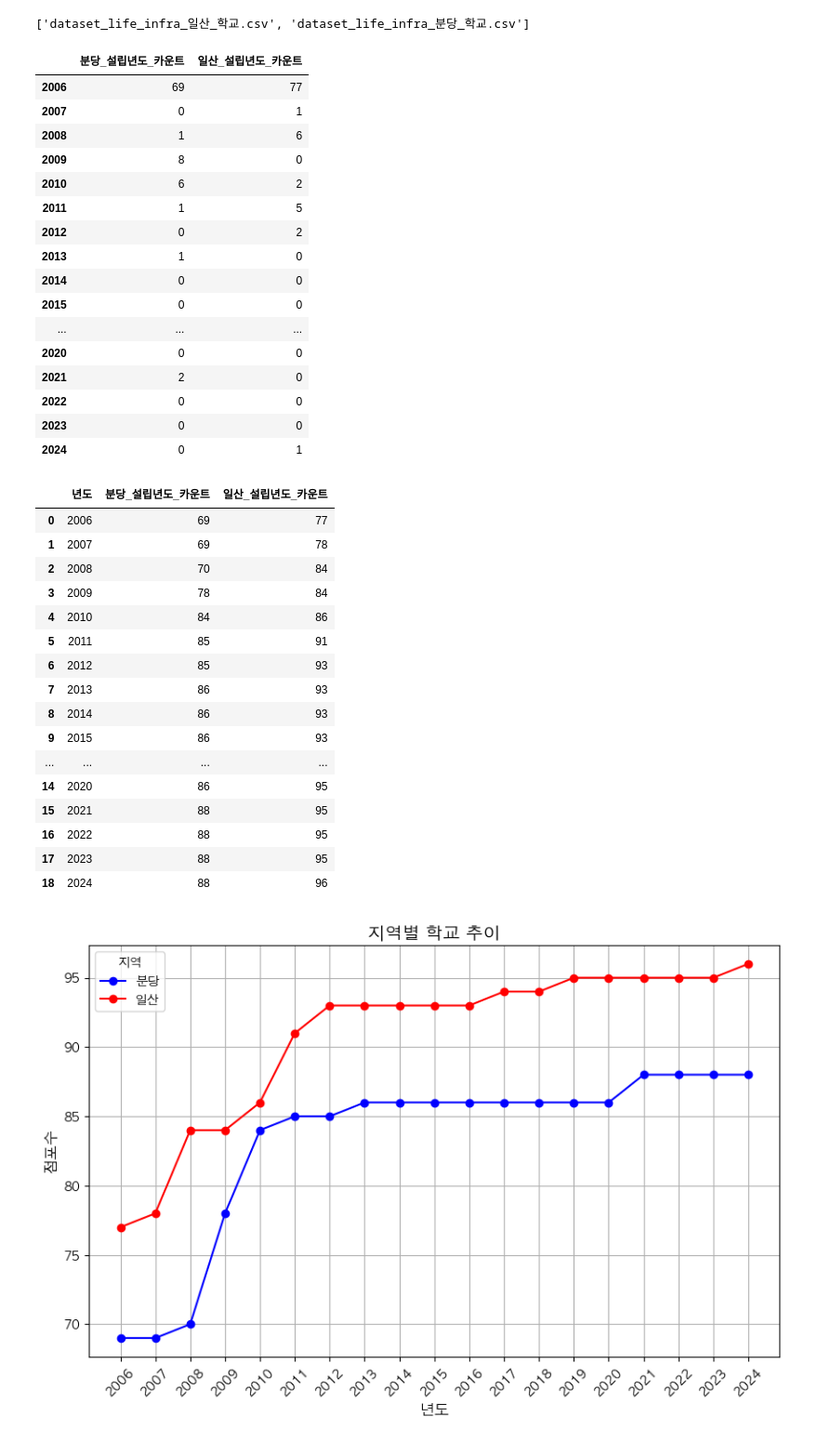
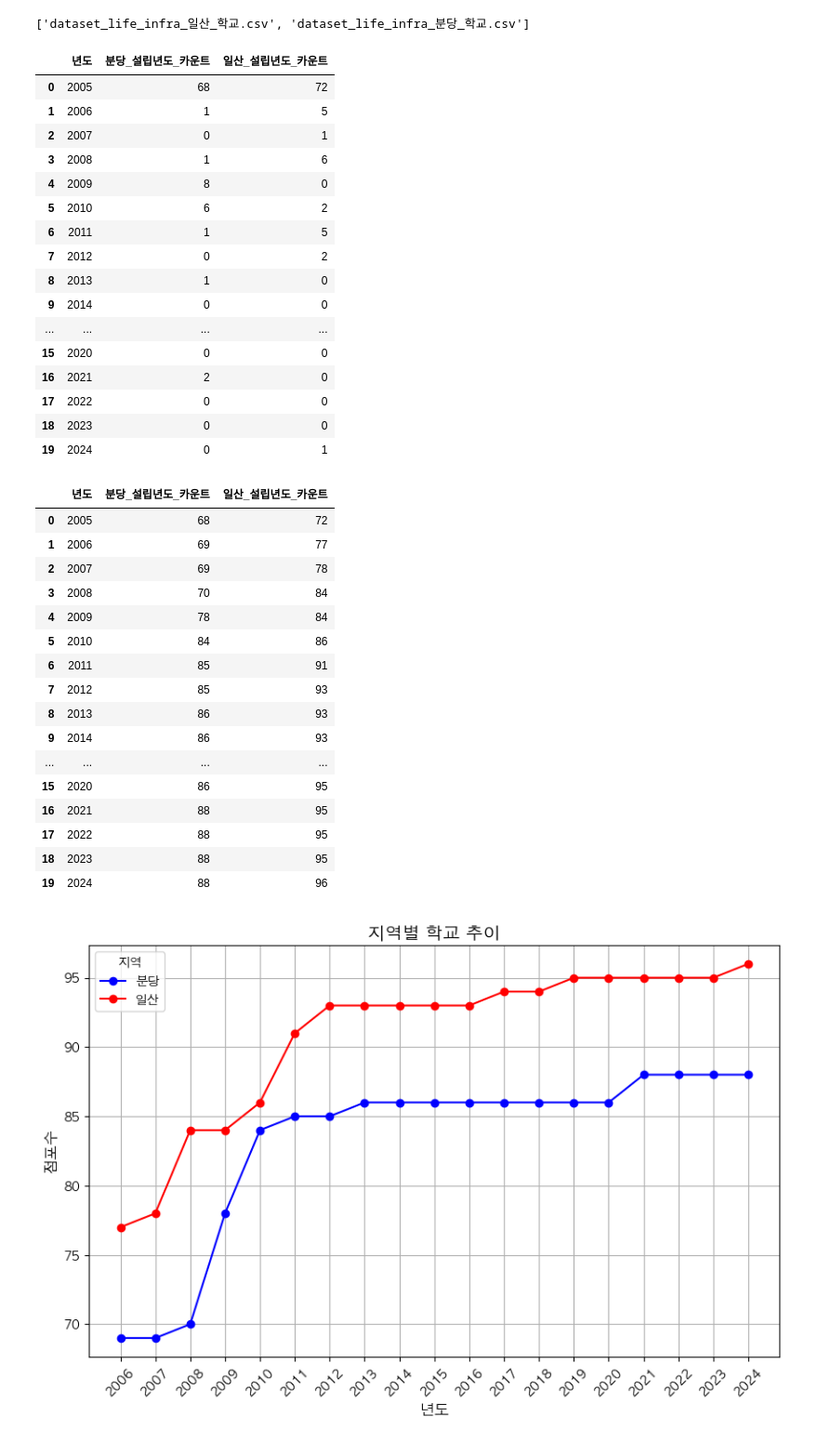
Before and after one commit to SnapishAgent/Ilsan-Investment-Insight, a Jupyter notebook: 생활 인프라/dataset_visualize_life_infra.ipynb, the cells around one changed output. Shown at 93% size. Drawn from its saved outputs; the diff is of its cells as text; code cells hidden in the pictures.

```diff
--- a/생활 인프라/dataset_visualize_life_infra.ipynb
+++ b/생활 인프라/dataset_visualize_life_infra.ipynb
@@ -227,40 +229,43 @@ data_bundang = pd.read_csv(next((x for x in data if '분당' in x)))
 data_ilsan = pd.read_csv(next((x for x in data if '일산' in x)))
 # %%
 data_bundang['설립년도'] = data_bundang['설립일자'].apply(lambda x: int(x.split("-")[0]))
-data_bundang.loc[:, '설립년도'] = data_bundang['설립년도'].apply(lambda x: 2006 if int(x) < 2006 else x)
+data_bundang.loc[:, '설립년도'] = data_bundang['설립년도'].apply(lambda x: 2005 if int(x) < 2006 else x)
 data_bundang_count = data_bundang.groupby('설립년도').size()
 
 data_ilsan['설립년도'] = data_ilsan['설립일자'].apply(lambda x: int(x.split("-")[0]))
-data_ilsan.loc[:, '설립년도'] = data_ilsan['설립년도'].apply(lambda x: 2006 if int(x) < 2006 else x)
+data_ilsan.loc[:, '설립년도'] = data_ilsan['설립년도'].apply(lambda x: 2005 if int(x) < 2006 else x)
 data_ilsan_count = data_ilsan.groupby('설립년도').size()
 # %%
-school_index = range(2006, 2025)
+school_index = range(2005, 2025)
 
 count_df_school = pd.DataFrame(index=school_index)
 count_df_school['분당_설립년도_카운트'] = data_bundang_count
 count_df_school['일산_설립년도_카운트'] = data_ilsan_count
 
+# count_df_school = count_df_school.reset_index()
+count_df_school.columns = ['년도', '분당_설립년도_카운트' ,'일산_설립년도_카운트']
+
 # NaN 값을 0으로 채우기
 count_df_school = count_df_school.fillna(0).astype(int)
 display(count_df_school)
 # %% [output]
-|  | 분당_설립년도_카운트 | 일산_설립년도_카운트 |
-| 2006 | 69 | 77 |
-| 2007 | 0 | 1 |
-| 2008 | 1 | 6 |
-| 2009 | 8 | 0 |
-| 2010 | 6 | 2 |
-| 2011 | 1 | 5 |
-| 2012 | 0 | 2 |
-| 2013 | 1 | 0 |
-| 2014 | 0 | 0 |
-| 2015 | 0 | 0 |
-| ... | ... | ... |
-| 2020 | 0 | 0 |
-| 2021 | 2 | 0 |
-| 2022 | 0 | 0 |
-| 2023 | 0 | 0 |
-| 2024 | 0 | 1 |
+|  | 년도 | 분당_설립년도_카운트 | 일산_설립년도_카운트 |
+| 0 | 2005 | 68 | 72 |
+| 1 | 2006 | 1 | 5 |
+| 2 | 2007 | 0 | 1 |
+| 3 | 2008 | 1 | 6 |
+| 4 | 2009 | 8 | 0 |
+| 5 | 2010 | 6 | 2 |
+| 6 | 2011 | 1 | 5 |
+| 7 | 2012 | 0 | 2 |
+| 8 | 2013 | 1 | 0 |
+| 9 | 2014 | 0 | 0 |
+| ... | ... | ... | ... |
+| 15 | 2020 | 0 | 0 |
+| 16 | 2021 | 2 | 0 |
+| 17 | 2022 | 0 | 0 |
+| 18 | 2023 | 0 | 0 |
+| 19 | 2024 | 0 | 1 |
 # %%
 count_df_school_cumulative = count_df_school.copy()
 count_df_school_cumulative = count_df_school_cumulative.cumsum()
@@ -269,22 +274,22 @@ count_df_school_cumulative.columns = ['년도', '분당_설립년도_카운트'
 display(count_df_school_cumulative)
 # %% [output]
 |  | 년도 | 분당_설립년도_카운트 | 일산_설립년도_카운트 |
-| 0 | 2006 | 69 | 77 |
-| 1 | 2007 | 69 | 78 |
-| 2 | 2008 | 70 | 84 |
-| 3 | 2009 | 78 | 84 |
-| 4 | 2010 | 84 | 86 |
-| 5 | 2011 | 85 | 91 |
-| 6 | 2012 | 85 | 93 |
-| 7 | 2013 | 86 | 93 |
-| 8 | 2014 | 86 | 93 |
-| 9 | 2015 | 86 | 93 |
+| 0 | 2005 | 68 | 72 |
+| 1 | 2006 | 69 | 77 |
+| 2 | 2007 | 69 | 78 |
+| 3 | 2008 | 70 | 84 |
+| 4 | 2009 | 78 | 84 |
+| 5 | 2010 | 84 | 86 |
+| 6 | 2011 | 85 | 91 |
+| 7 | 2012 | 85 | 93 |
+| 8 | 2013 | 86 | 93 |
+| 9 | 2014 | 86 | 93 |
 | ... | ... | ... | ... |
-| 14 | 2020 | 86 | 95 |
-| 15 | 2021 | 88 | 95 |
-| 16 | 2022 | 88 | 95 |
-| 17 | 2023 | 88 | 95 |
-| 18 | 2024 | 88 | 96 |
+| 15 | 2020 | 86 | 95 |
+| 16 | 2021 | 88 | 95 |
+| 17 | 2022 | 88 | 95 |
+| 18 | 2023 | 88 | 95 |
+| 19 | 2024 | 88 | 96 |
 # %%
 ## 학교
 # 꺾은선 그래프 그리기
```
Also changed, not shown: parts of 25 cells of this notebook.
